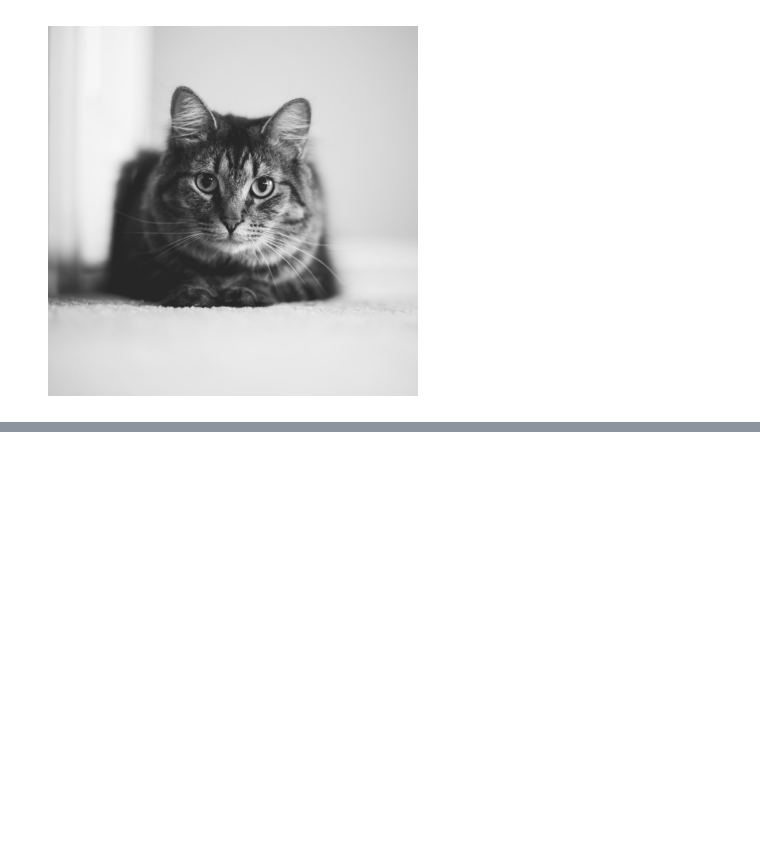
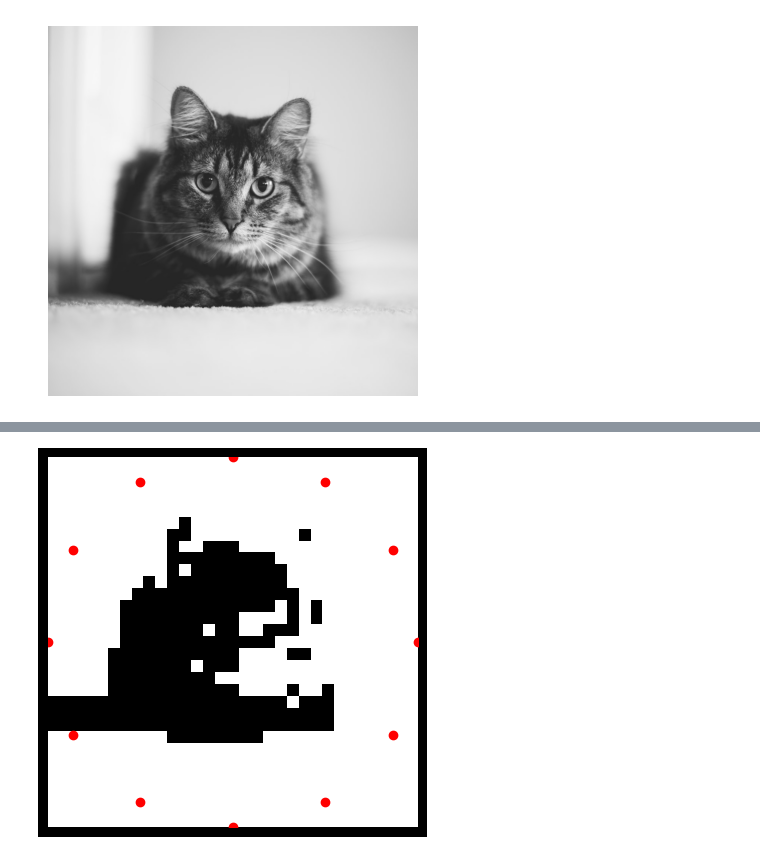
Before and after one commit to PaoloGinefra/StringArtHoughTransform, a Jupyter notebook: main.ipynb, the cells around one changed output, grey strips where cells are left out. Cells and saved outputs as stored; diff of their text form; code cells hidden in the pictures; blank space fills up the shorter version.

```diff
--- a/main.ipynb
+++ b/main.ipynb
@@ -48,0 +60,19 @@ plt.show()
+# %%
+CENTER = shape/2 - 0.5
+RADIUS = shape[0]/2
+N_POINTS = 12
+DELTA = 2*np.pi/N_POINTS
+# %%
+POINTS = np.array([
+    [CENTER[0] + np.cos(DELTA * i) * RADIUS, CENTER[1] + np.sin(DELTA * i) * RADIUS] for i in range(N_POINTS)
+])
+# %%
+def drawPoints(points):
+    for point in points:
+        plt.plot(point[0], point[1], 'ro')
+# %%
+plot_bw(IMG_BW)
+drawPoints(POINTS)
+plt.show()
+# %% [output]
+[figure, added]
```
Also changed, not shown: parts of 6 cells of this notebook.
